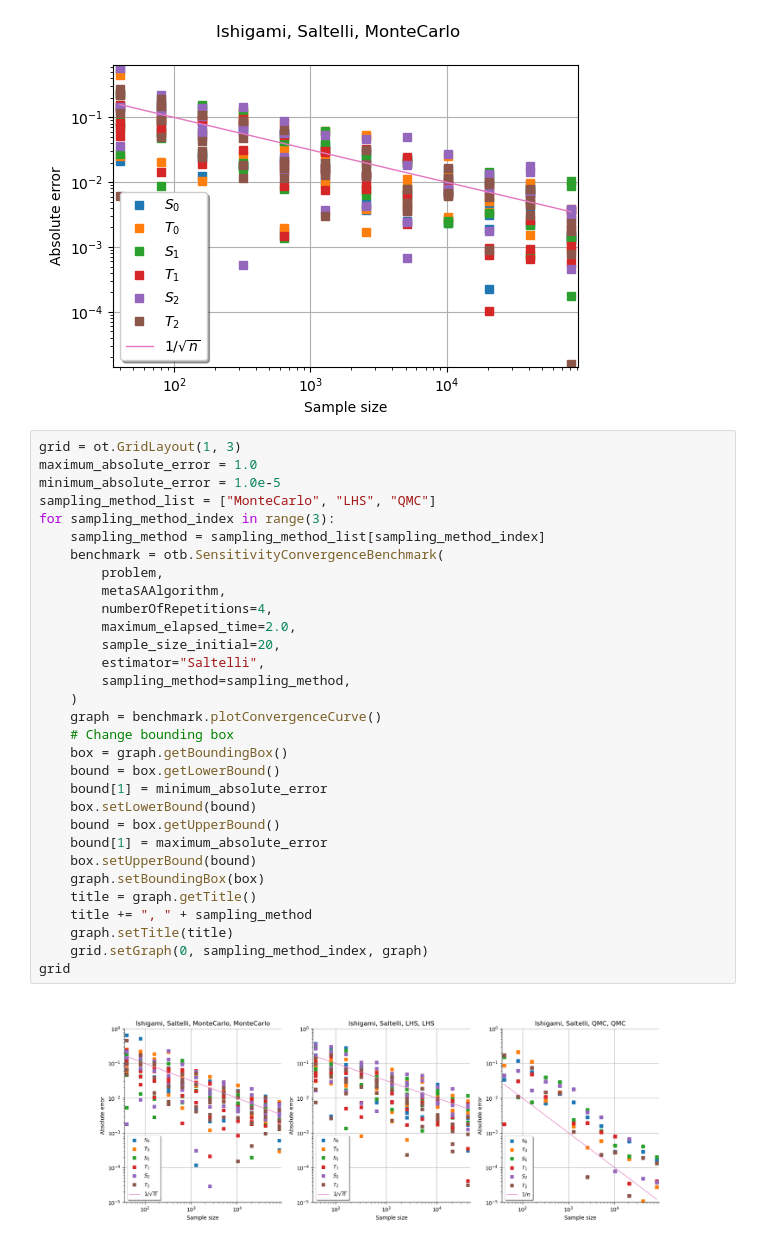
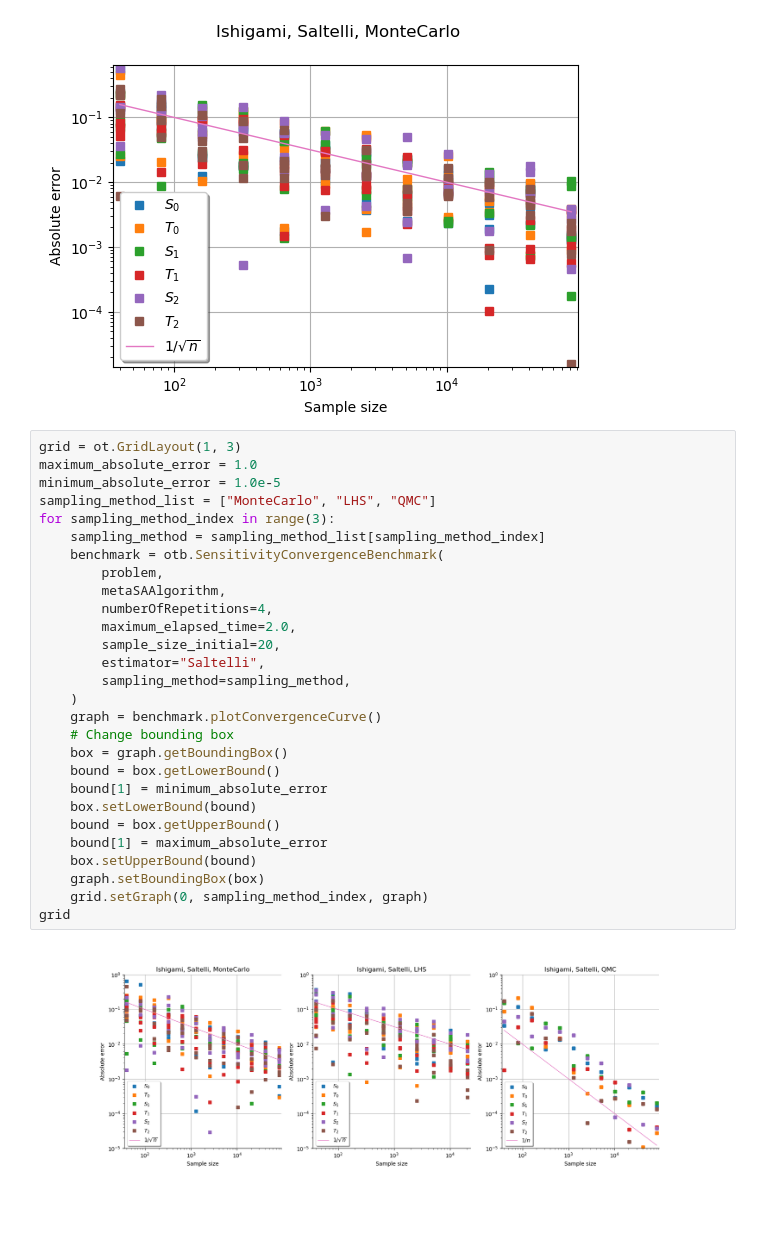
Before and after one commit to openturns/otbenchmark, a Jupyter notebook: examples/sensitivity_problems/Sensitivity-Convergence-Ishigami.ipynb, the cells around one changed output. Drawn from its saved outputs; the diff is of its cells as text; blank space fills up the shorter version.

```diff
--- a/examples/sensitivity_problems/Sensitivity-Convergence-Ishigami.ipynb
+++ b/examples/sensitivity_problems/Sensitivity-Convergence-Ishigami.ipynb
@@ -142,33 +140,30 @@ benchmark.plotConvergenceCurve()
 # %%
 grid = ot.GridLayout(1, 3)
 maximum_absolute_error = 1.0
 minimum_absolute_error = 1.0e-5
 sampling_method_list = ["MonteCarlo", "LHS", "QMC"]
 for sampling_method_index in range(3):
     sampling_method = sampling_method_list[sampling_method_index]
     benchmark = otb.SensitivityConvergenceBenchmark(
         problem,
         metaSAAlgorithm,
         numberOfRepetitions=4,
         maximum_elapsed_time=2.0,
         sample_size_initial=20,
         estimator="Saltelli",
         sampling_method=sampling_method,
     )
     graph = benchmark.plotConvergenceCurve()
     # Change bounding box
     box = graph.getBoundingBox()
     bound = box.getLowerBound()
     bound[1] = minimum_absolute_error
     box.setLowerBound(bound)
     bound = box.getUpperBound()
     bound[1] = maximum_absolute_error
     box.setUpperBound(bound)
     graph.setBoundingBox(box)
-    title = graph.getTitle()
-    title += ", " + sampling_method
-    graph.setTitle(title)
     grid.setGraph(0, sampling_method_index, graph)
 grid
 # %% [output]
-[figure, old version]
+[figure, new version]
```
Also changed, not shown: parts of 6 cells of this notebook, 6 other files.
